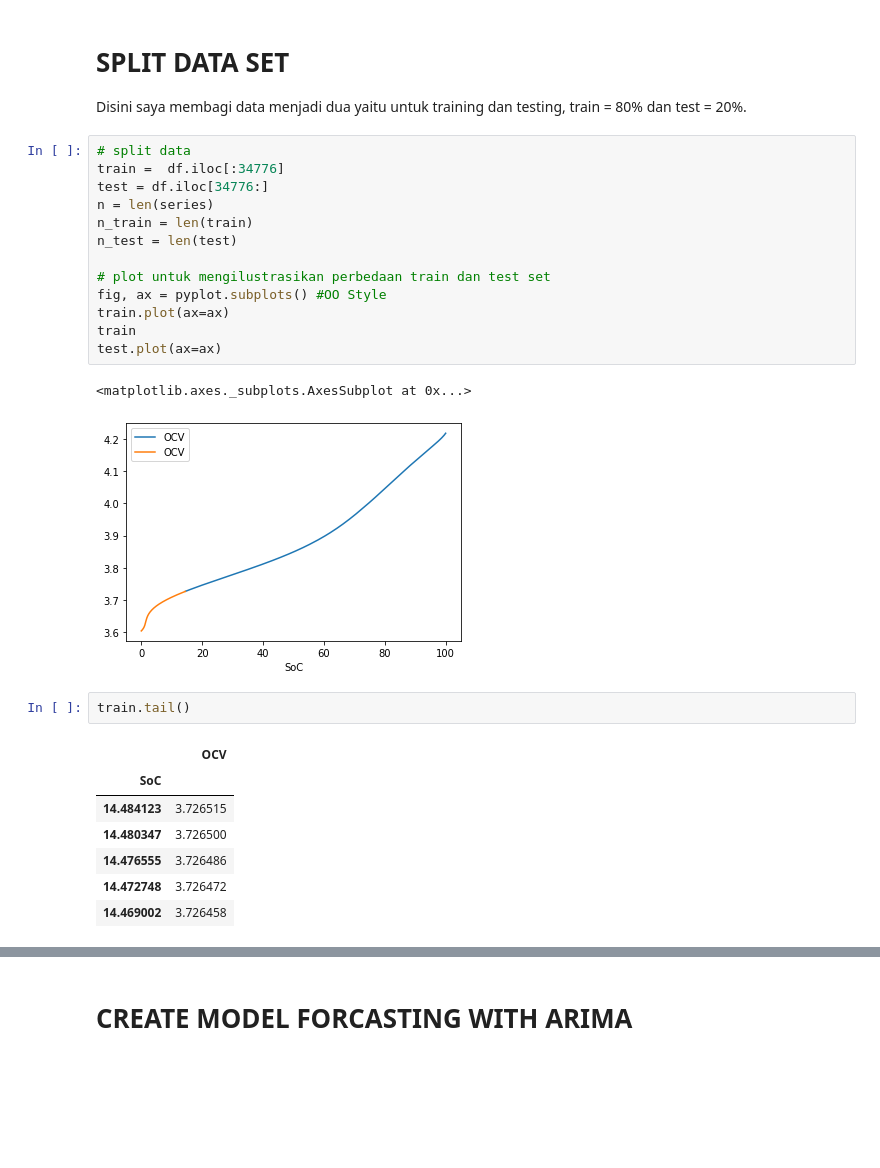
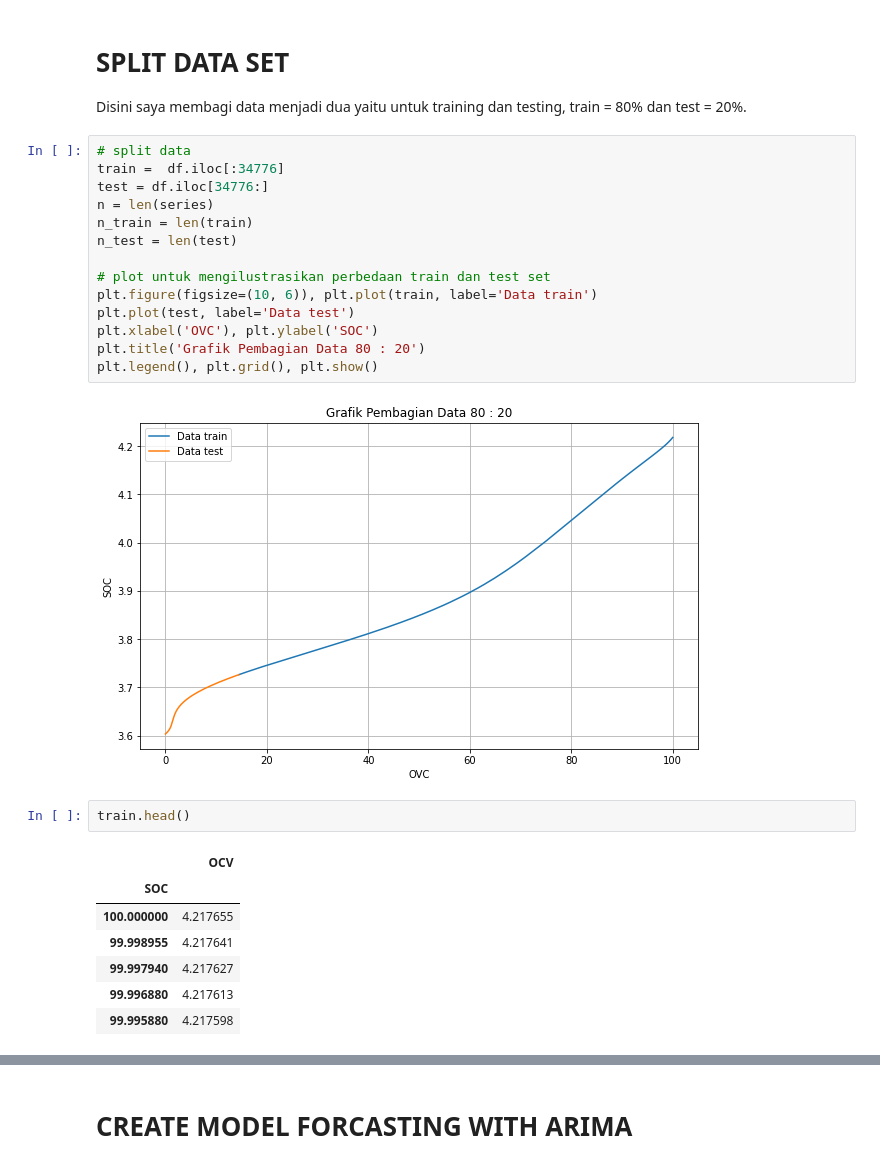
Before and after one commit to MohPras/Times-Series-Forcasting-Arima-Auto-Model-, a Jupyter notebook: Arima.ipynb, the cells around one changed output, grey strips where cells are left out. Drawn from its saved outputs; the diff is of its cells as text; blank space fills up the shorter version.

```diff
--- a/Arima.ipynb
+++ b/Arima.ipynb
@@ -78,29 +106,29 @@ Disini saya membagi data menjadi dua yaitu untuk training dan testing, train = 8
 # %%
 # split data
 train =  df.iloc[:34776]
 test = df.iloc[34776:]
 n = len(series)
 n_train = len(train)
 n_test = len(test)
 
 # plot untuk mengilustrasikan perbedaan train dan test set
-fig, ax = pyplot.subplots() #OO Style
-train.plot(ax=ax)
-train
-test.plot(ax=ax)
+plt.figure(figsize=(10, 6)), plt.plot(train, label='Data train')
+plt.plot(test, label='Data test')
+plt.xlabel('OVC'), plt.ylabel('SOC')
+plt.title('Grafik Pembagian Data 80 : 20')
+plt.legend(), plt.grid(), plt.show()
 # %% [output]
-<matplotlib.axes._subplots.AxesSubplot at 0x...>
-[figure, old version]
+[figure, new version]
 # %%
-train.tail()
+train.head()
 # %% [output]
 |  | OCV |
-| SoC |  |
-| 14.484123 | 3.726515 |
-| 14.480347 | 3.726500 |
-| 14.476555 | 3.726486 |
-| 14.472748 | 3.726472 |
-| 14.469002 | 3.726458 |
+| SOC |  |
+| 100.000000 | 4.217655 |
+| 99.998955 | 4.217641 |
+| 99.997940 | 4.217627 |
+| 99.996880 | 4.217613 |
+| 99.995880 | 4.217598 |
 # %%
 test.head()
 # %% [output]
```
Also changed, not shown: parts of 13 cells of this notebook.
